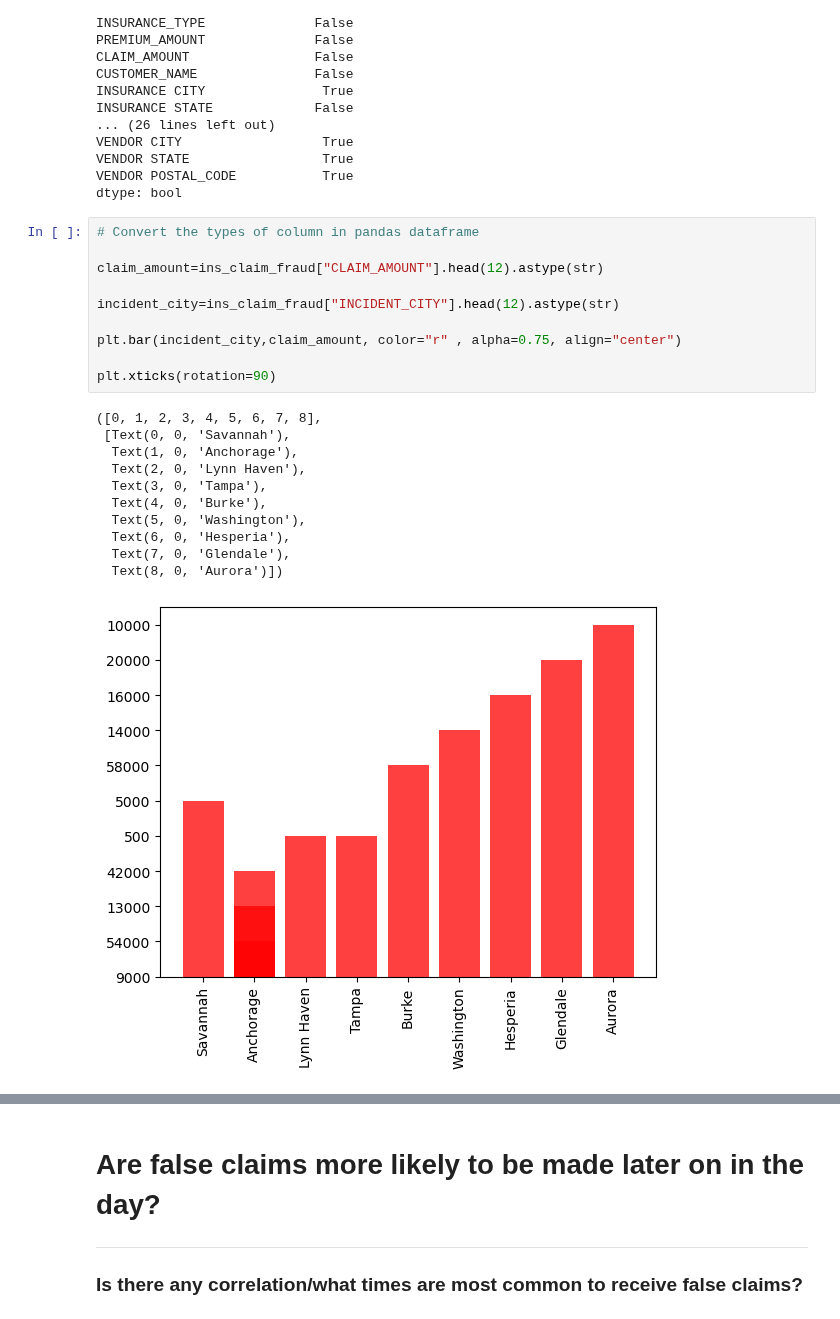
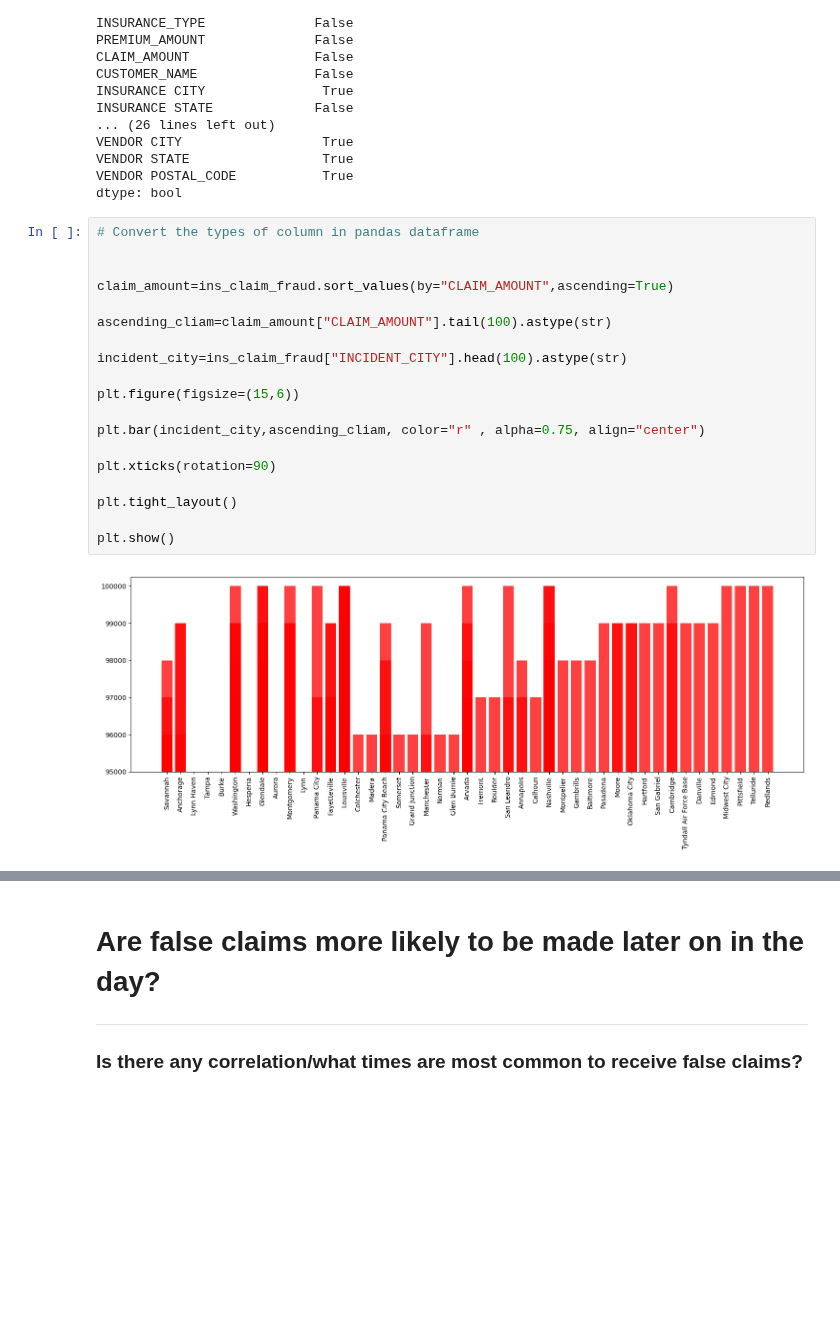
Before and after one commit to JustinS25/Insurance-Claim-Detection, a Jupyter notebook: Code/insurance_claim_valuecounts.ipynb, the cells around one changed output, grey strips where cells are left out. Cells and saved outputs as stored; diff of their text form; blank space fills up the shorter version.

Commit message:
add bar chart

```diff
--- a/Code/insurance_claim_valuecounts.ipynb
+++ b/Code/insurance_claim_valuecounts.ipynb
@@ -347,22 +347,21 @@ dtype: bool
 # %%
 # Convert the types of column in pandas dataframe
 
-claim_amount=ins_claim_fraud["CLAIM_AMOUNT"].head(12).astype(str)
 
-incident_city=ins_claim_fraud["INCIDENT_CITY"].head(12).astype(str)
+claim_amount=ins_claim_fraud.sort_values(by="CLAIM_AMOUNT",ascending=True)
 
-plt.bar(incident_city,claim_amount, color="r" , alpha=0.75, align="center")
+ascending_cliam=claim_amount["CLAIM_AMOUNT"].tail(100).astype(str)
+
+incident_city=ins_claim_fraud["INCIDENT_CITY"].head(100).astype(str)
+
+plt.figure(figsize=(15,6))
+
+plt.bar(incident_city,ascending_cliam, color="r" , alpha=0.75, align="center")
 
 plt.xticks(rotation=90)
+
+plt.tight_layout()
+
+plt.show()
 # %% [output]
-([0, 1, 2, 3, 4, 5, 6, 7, 8],
- [Text(0, 0, 'Savannah'),
-  Text(1, 0, 'Anchorage'),
-  Text(2, 0, 'Lynn Haven'),
-  Text(3, 0, 'Tampa'),
-  Text(4, 0, 'Burke'),
-  Text(5, 0, 'Washington'),
-  Text(6, 0, 'Hesperia'),
-  Text(7, 0, 'Glendale'),
-  Text(8, 0, 'Aurora')])
-[figure, old version]
+[figure, new version]
```
Also changed, not shown: parts of 1 cell of this notebook.
